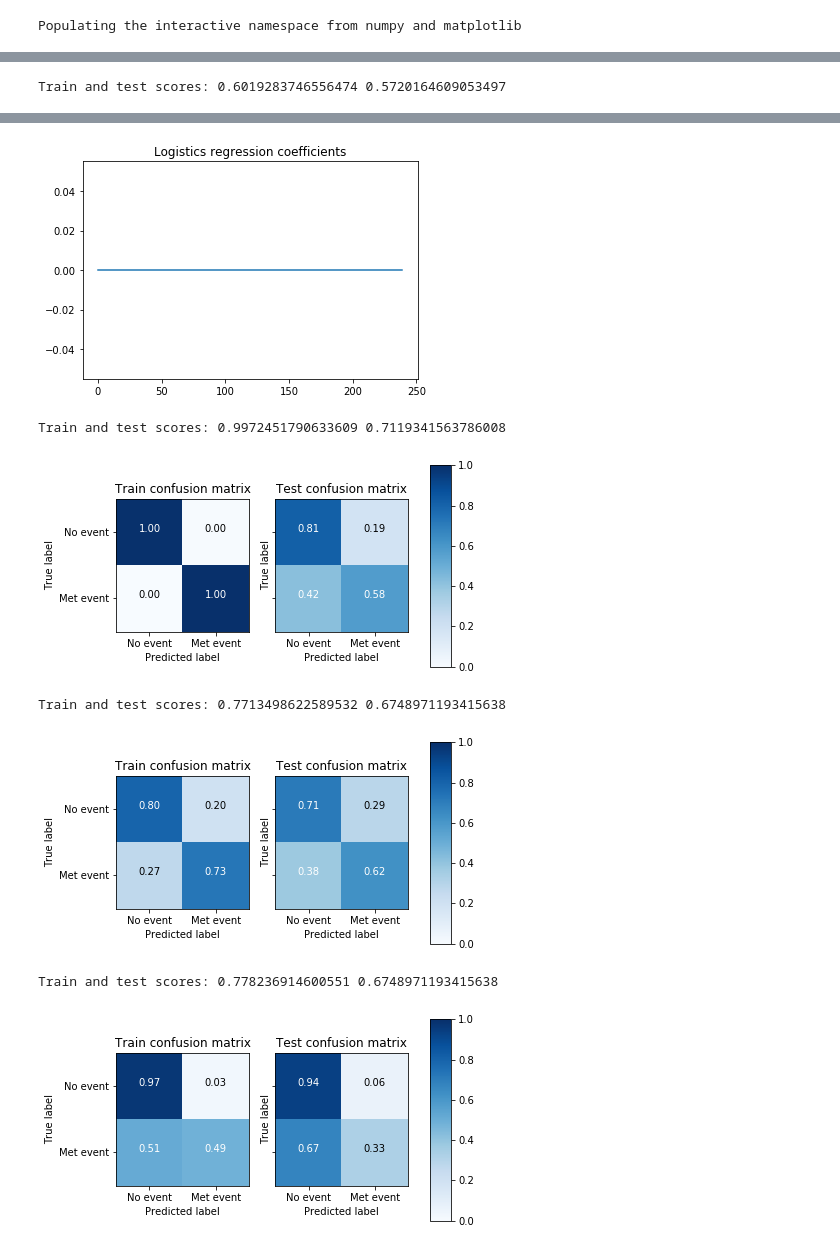
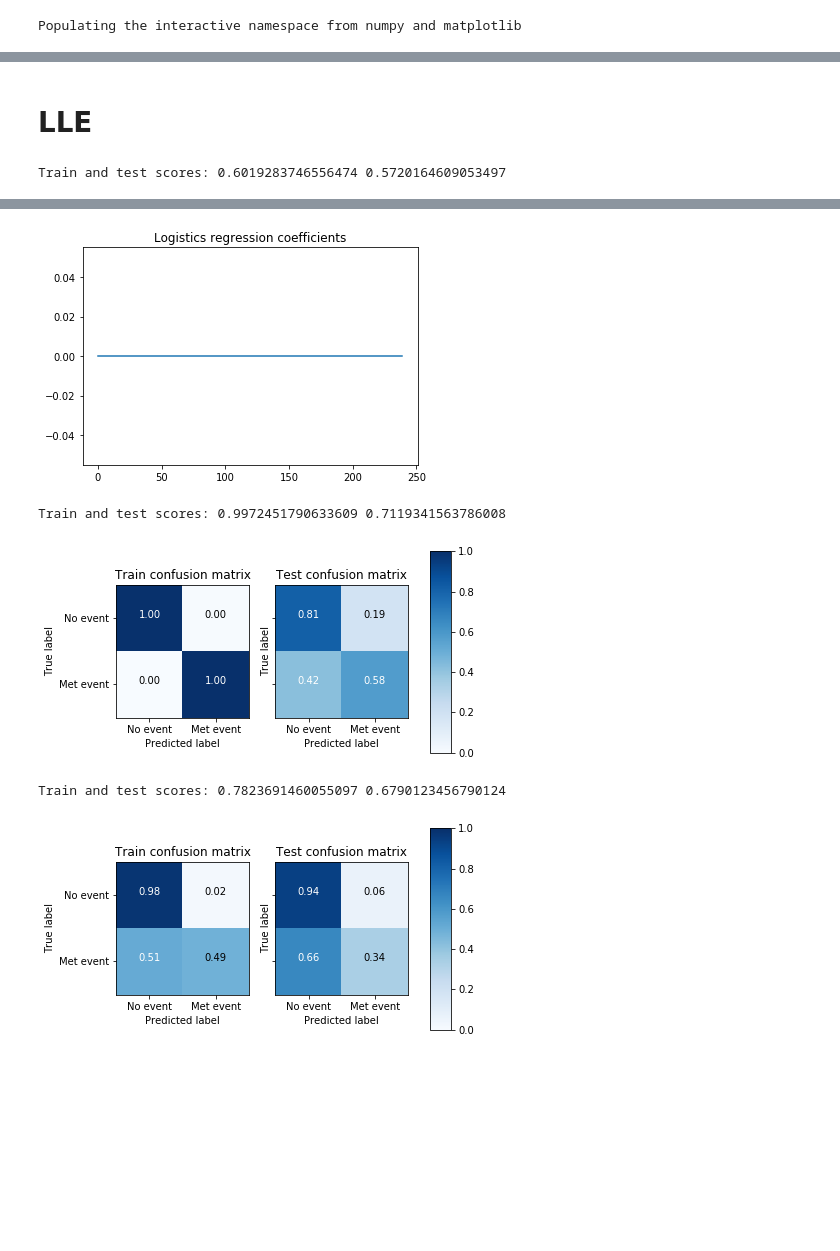
Before and after one commit to sjwilczynski/geneExpr, a Jupyter notebook: DimensionalityReduction.ipynb, the cells around one changed output, grey strips where cells are left out. Drawn from its saved outputs; the diff is of its cells as text; code cells hidden in the pictures; blank space fills up the shorter version.

```diff
--- a/DimensionalityReduction.ipynb
+++ b/DimensionalityReduction.ipynb
@@ -53,12 +48,12 @@ Train and test scores: 0.7589531680440771 0.6255144032921811
+# %% [markdown]
+# LLE
 # %%
-(clf_logit, clf_svm, clf_tree, clf_forest) = fit_models(X_lle_train, y_train, X_lle_test, y_test)
+(clf_logit, clf_svm, clf_forest) = fit_models(X_lle_train, y_train, X_lle_test, y_test)
 # %% [output]
 Train and test scores: 0.6019283746556474 0.5720164609053497
 [figure]
 [figure]
 Train and test scores: 0.9972451790633609 0.7119341563786008
 [figure]
-Train and test scores: 0.7713498622589532 0.6748971193415638
+Train and test scores: 0.7823691460055097 0.6790123456790124
-[figure, old version]
+[figure, new version]
-Train and test scores: 0.778236914600551 0.6748971193415638
-[figure, removed]
```
Also changed, not shown: parts of 10 cells of this notebook, 3 other files.
